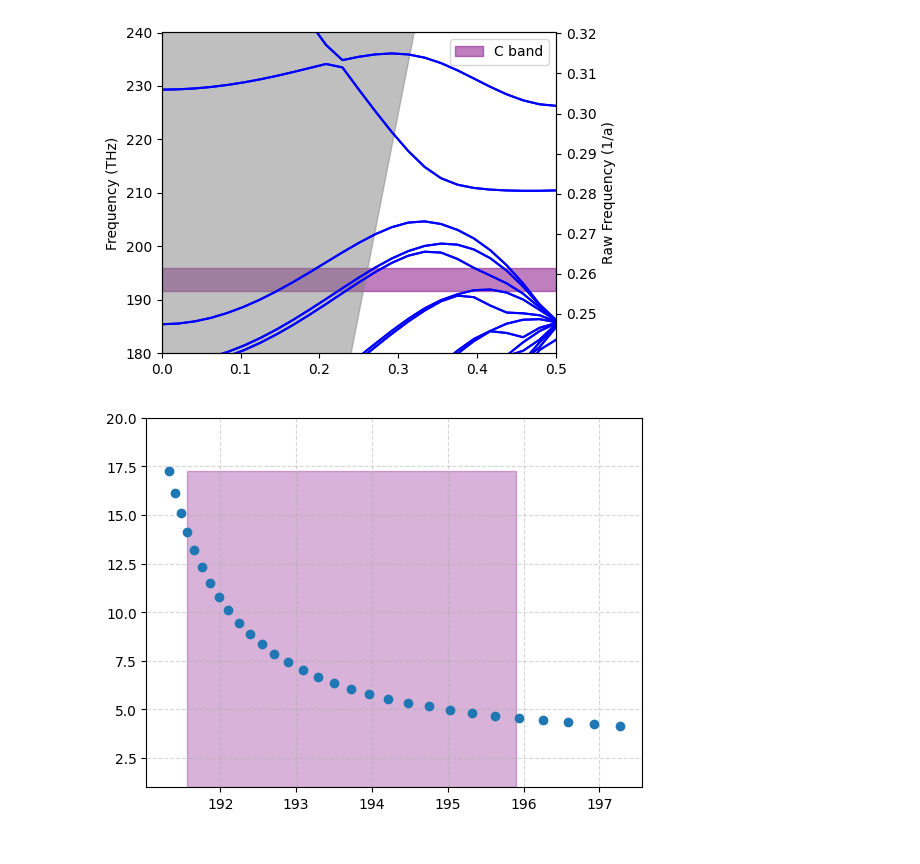
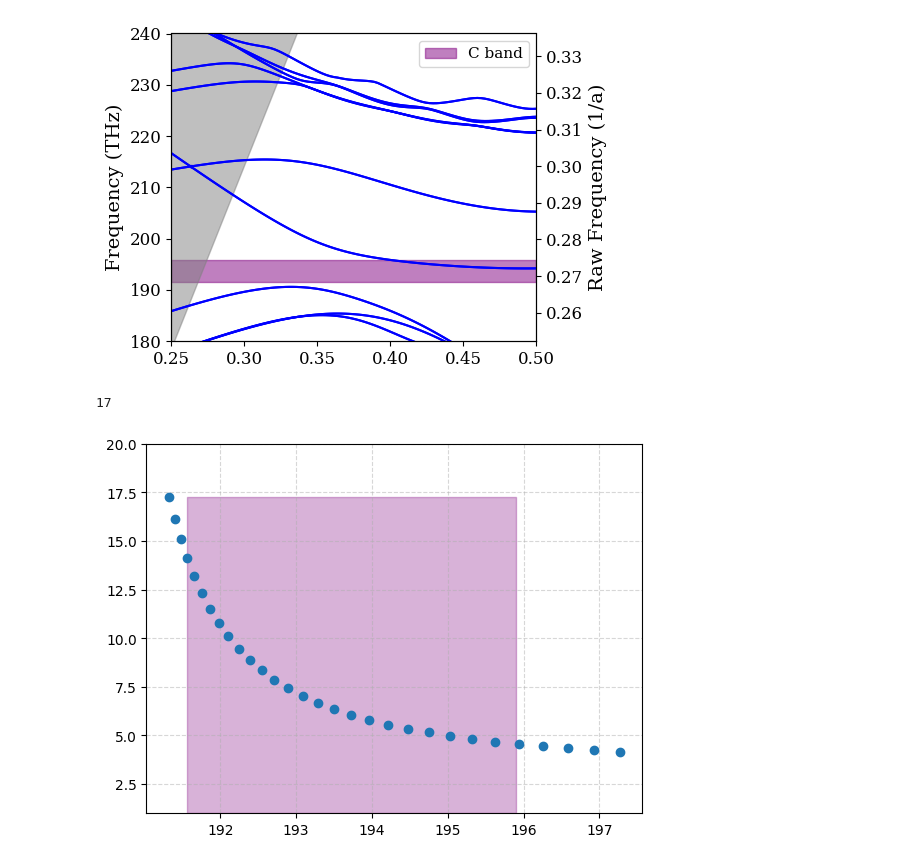
Before and after one commit to DominicJThompson/optGME, a Jupyter notebook: paper2/playground.ipynb, the cells around one changed output. Cells and saved outputs as stored; diff of their text form; code cells hidden in the pictures.

```diff
--- a/paper2/playground.ipynb
+++ b/paper2/playground.ipynb
@@ -14,36 +15,40 @@ import optomization
 # %%
-a = 400
-phc = optomization.W1(NyChange=0,Ny=7, ra=.3 ,eps_slab=3.13,dslab=270/a)
+a = 420
+phc = optomization.W1(NyChange=0,Ny=7, ra=.25 ,eps_slab=3.13,dslab=270/a)
 gme = legume.GuidedModeExp(phc,2.01)
-ks = npa.linspace(0,np.pi,25)
+ks = npa.linspace(np.pi*.5,np.pi,100)
 gmeParams = {'verbose':False,'numeig':21,'compute_im':False,'kpoints':npa.array([ks,[0]*len(ks)])}
 gme.run(**gmeParams)
 # %%
 fconv = 299792458/a/1e-9/1e12
 c_band_max = 195.9
 c_band_min = 191.56
 
 fig, ax1 = plt.subplots(figsize=(5.4, 3.8))
 
 # Plot with frequency conversion on the left axis
 ax1.plot(ks/np.pi/2, gme.freqs*fconv, color='b')
 ax1.fill_between(ks/np.pi/2, c_band_min, c_band_max, color='purple', alpha=.5,label='C band')
 ax1.fill_between(ks/np.pi/2, ks*fconv/np.pi/2, np.max(ks)*fconv/np.pi/2, color='gray', alpha=.5)
 ax1.set_ylim(180, 240)
-ax1.set_xlim(0, 0.5)
+ax1.set_xlim(.25, 0.5)
 ax1.set_ylabel('Frequency (THz)')
 
 # Create a second y-axis without frequency conversion
 ax2 = ax1.twinx()
 ax2.plot(ks/np.pi/2, gme.freqs, color='b')
 ax2.set_ylabel('Raw Frequency (1/a)')
 # Match x-limits
 ax2.set_ylim(ax1.get_ylim()[0]/fconv, ax1.get_ylim()[1]/fconv)
 ax1.legend()
 fig.tight_layout()
 plt.show()
 # %% [output]
-[figure, old version]
+[figure, new version]
+# %%
+print(np.argmin(np.abs(ks/2/np.pi-gme.freqs[:,14])))
+# %% [output]
+17
 # %%
 ngs = []
 for i in range(len(ks)):
```
Also changed, not shown: parts of 10 cells of this notebook, 3 other files.
